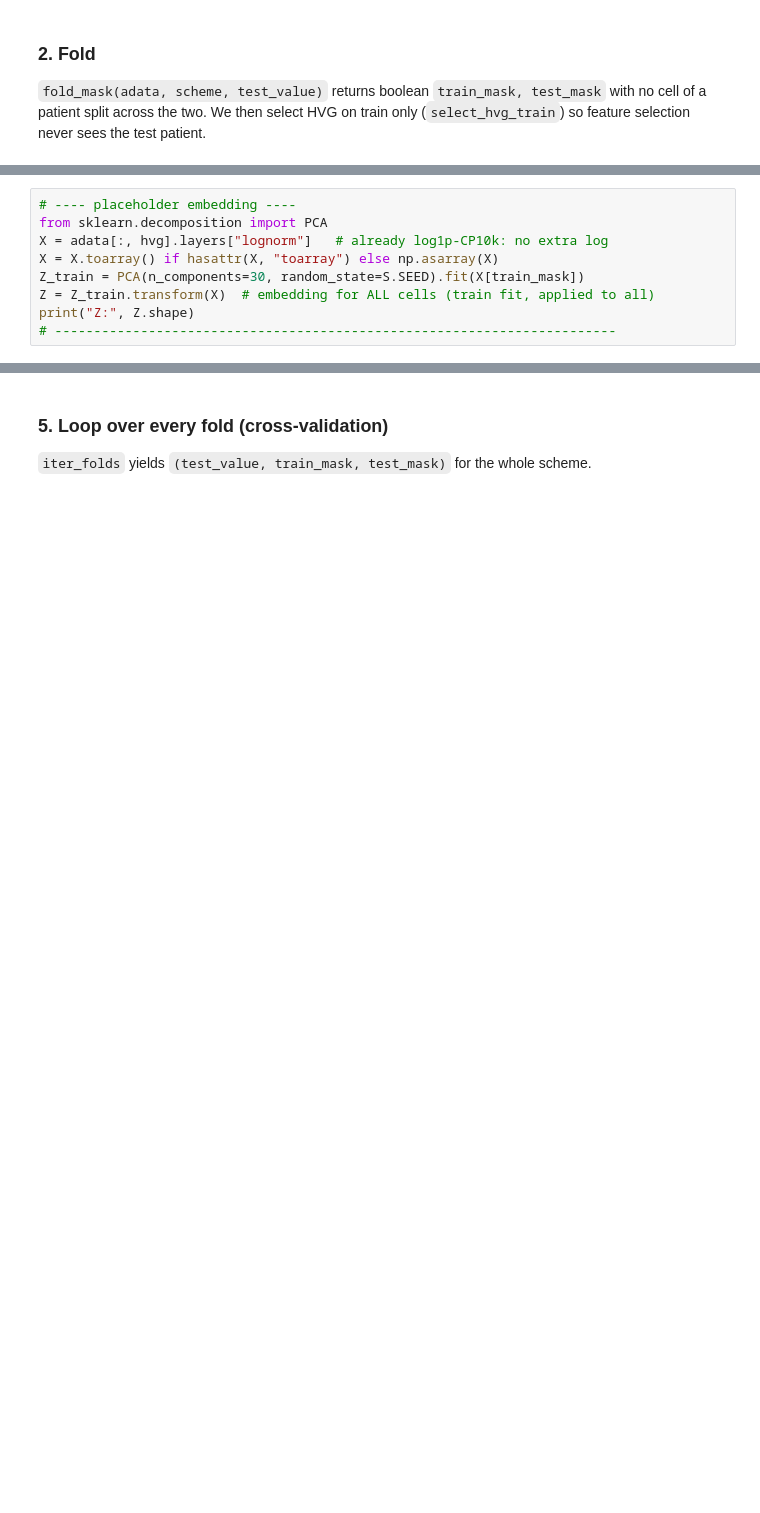
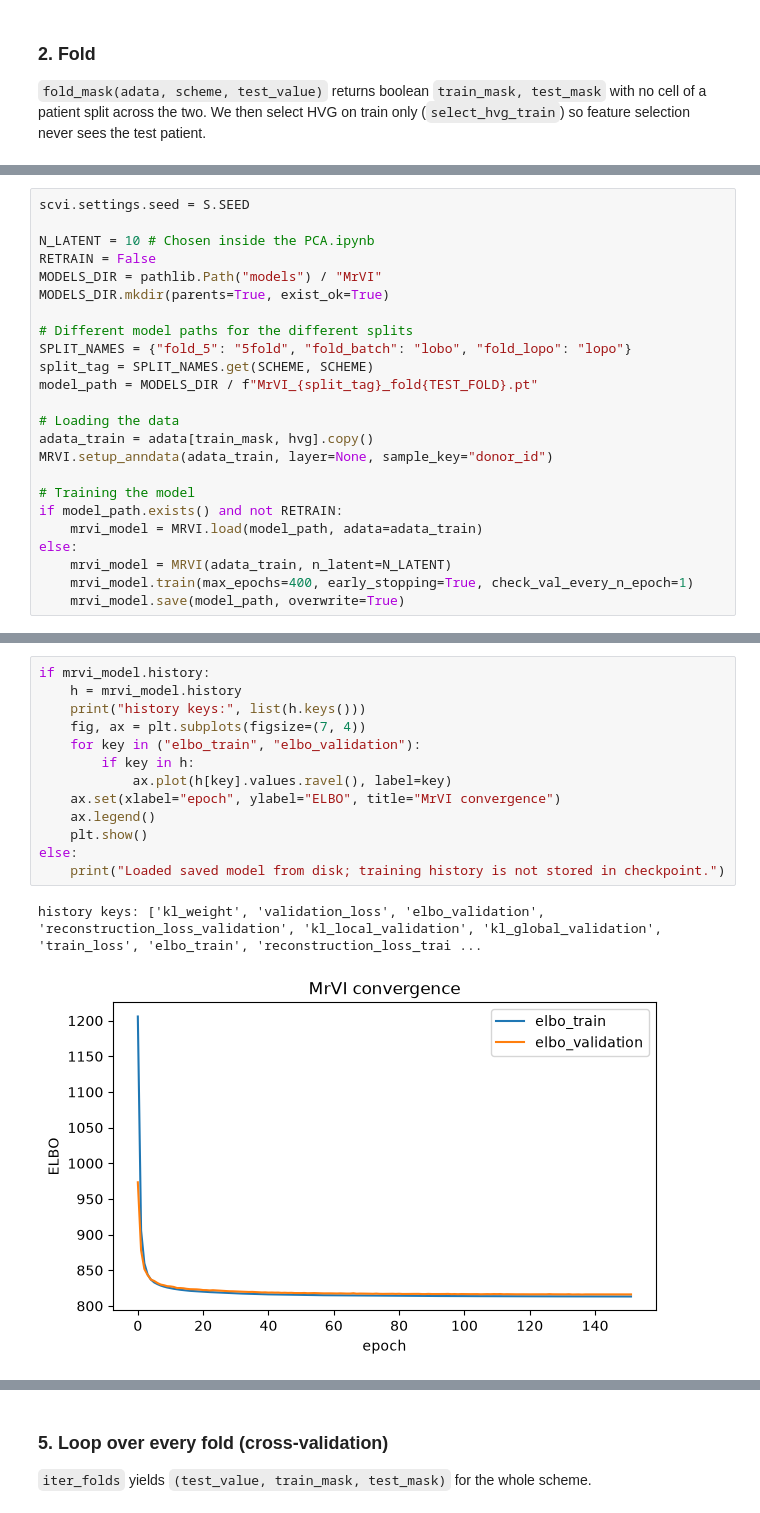
Before and after one commit to alvarodca/DeepGen-Oncology, a Jupyter notebook: MrVI.ipynb, the cells around one changed output, grey strips where cells are left out. Cells and saved outputs as stored; diff of their text form; blank space fills up the shorter version.

```diff
--- a/MrVI.ipynb
+++ b/MrVI.ipynb
@@ -252,10 +99,25 @@ Below is a placeholder (PCA) just so the template runs end-to-end, but it can be
 # %%
-# ---- placeholder embedding ----
-from sklearn.decomposition import PCA
-X = adata[:, hvg].layers["lognorm"]   # already log1p-CP10k: no extra log
-X = X.toarray() if hasattr(X, "toarray") else np.asarray(X)
-Z_train = PCA(n_components=30, random_state=S.SEED).fit(X[train_mask])
-Z = Z_train.transform(X)  # embedding for ALL cells (train fit, applied to all)
-print("Z:", Z.shape)
-# ------------------------------------------------------------------------
+scvi.settings.seed = S.SEED
+
+N_LATENT = 10 # Chosen inside the PCA.ipynb
+RETRAIN = False
+MODELS_DIR = pathlib.Path("models") / "MrVI"
+MODELS_DIR.mkdir(parents=True, exist_ok=True)
+
+# Different model paths for the different splits
+SPLIT_NAMES = {"fold_5": "5fold", "fold_batch": "lobo", "fold_lopo": "lopo"}
+split_tag = SPLIT_NAMES.get(SCHEME, SCHEME)
+model_path = MODELS_DIR / f"MrVI_{split_tag}_fold{TEST_FOLD}.pt"
+
+# Loading the data
+adata_train = adata[train_mask, hvg].copy()
+MRVI.setup_anndata(adata_train, layer=None, sample_key="donor_id")
+
+# Training the model
+if model_path.exists() and not RETRAIN:
+    mrvi_model = MRVI.load(model_path, adata=adata_train)
+else:
+    mrvi_model = MRVI(adata_train, n_latent=N_LATENT)
+    mrvi_model.train(max_epochs=400, early_stopping=True, check_val_every_n_epoch=1)
+    mrvi_model.save(model_path, overwrite=True)
 # %% [output]
@@ -262,0 +154,16 @@ Z: (100064, 30)
+# %%
+if mrvi_model.history:
+    h = mrvi_model.history
+    print("history keys:", list(h.keys()))
+    fig, ax = plt.subplots(figsize=(7, 4))
+    for key in ("elbo_train", "elbo_validation"):
+        if key in h:
+            ax.plot(h[key].values.ravel(), label=key)
+    ax.set(xlabel="epoch", ylabel="ELBO", title="MrVI convergence")
+    ax.legend()
+    plt.show()
+else:
+    print("Loaded saved model from disk; training history is not stored in checkpoint.")
+# %% [output]
+history keys: ['kl_weight', 'validation_loss', 'elbo_validation', 'reconstruction_loss_validation', 'kl_local_validation', 'kl_global_validation', 'train_loss', 'elbo_train', 'reconstruction_loss_trai ...
+[figure, added]
```
Also changed, not shown: parts of 25 cells of this notebook, 5 other files.
